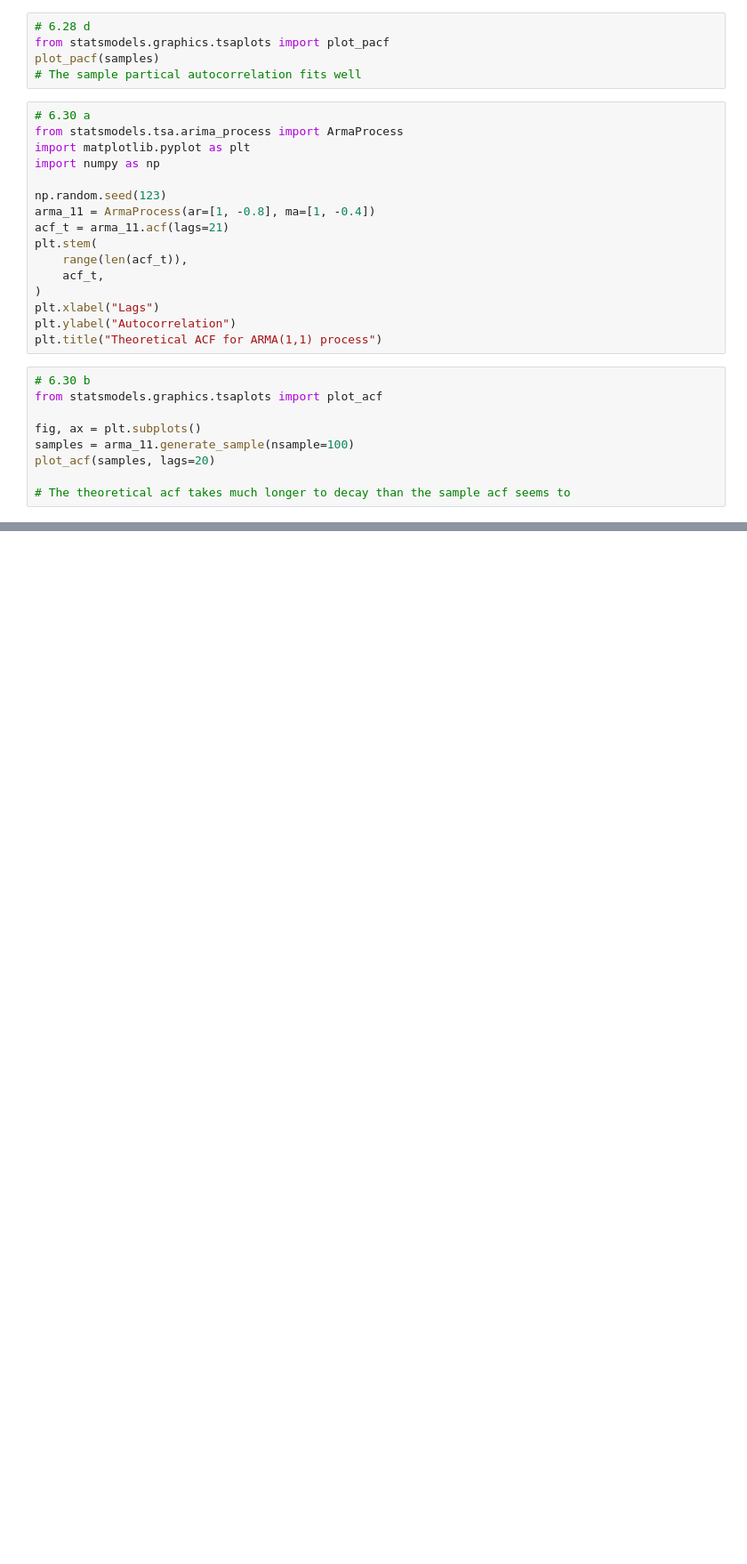
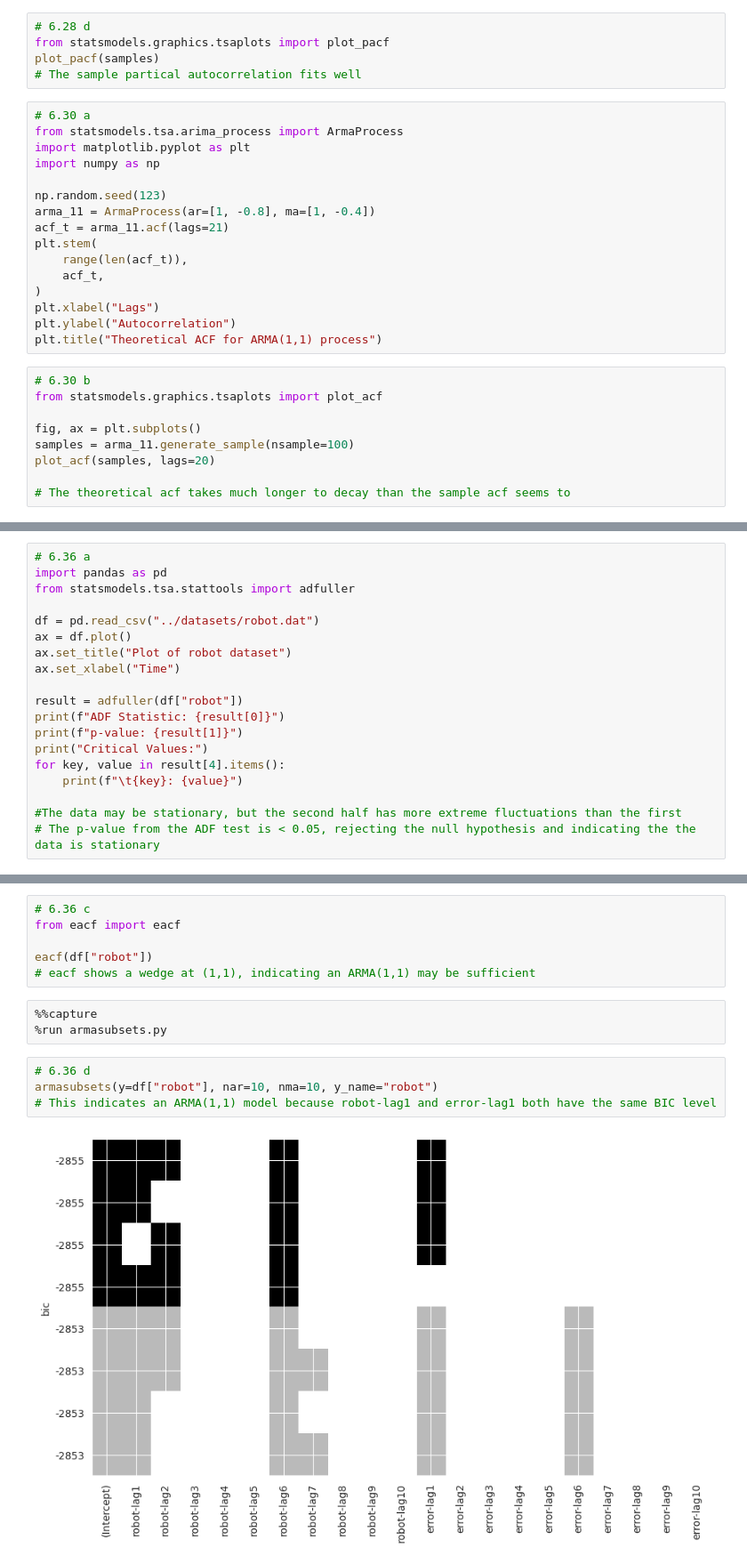
Before and after one commit to Steadying0235/time-series-analysis, a Jupyter notebook: src/hw5.ipynb, the cells around one changed output, grey strips where cells are left out. Shown at 89% size. Saved outputs shown, nothing was run; the diff lists cells and outputs as text; blank space fills up the shorter version.

```diff
--- a/src/hw5.ipynb
+++ b/src/hw5.ipynb
@@ -153,0 +220,19 @@ from statsmodels.tsa.stattools import eacf
+# %%
+# 6.36 a
+import pandas as pd
+from statsmodels.tsa.stattools import adfuller
+
+df = pd.read_csv("../datasets/robot.dat")
+ax = df.plot()
+ax.set_title("Plot of robot dataset")
+ax.set_xlabel("Time")
+
+result = adfuller(df["robot"])
+print(f"ADF Statistic: {result[0]}")
+print(f"p-value: {result[1]}")
+print("Critical Values:")
+for key, value in result[4].items():
+    print(f"\t{key}: {value}")
+
+#The data may be stationary, but the second half has more extreme fluctuations than the first
+# The p-value from the ADF test is < 0.05, rejecting the null hypothesis and indicating the the data is stationary
@@ -153,0 +247,15 @@ from statsmodels.tsa.stattools import eacf
+# %%
+# 6.36 c
+from eacf import eacf
+
+eacf(df["robot"])
+# eacf shows a wedge at (1,1), indicating an ARMA(1,1) may be sufficient
+# %%
+%%capture
+%run armasubsets.py
+# %%
+# 6.36 d
+armasubsets(y=df["robot"], nar=10, nma=10, y_name="robot")
+# This indicates an ARMA(1,1) model because robot-lag1 and error-lag1 both have the same BIC level
+# %% [output]
+[figure, added]
```
Also changed, not shown: parts of 9 cells of this notebook.
